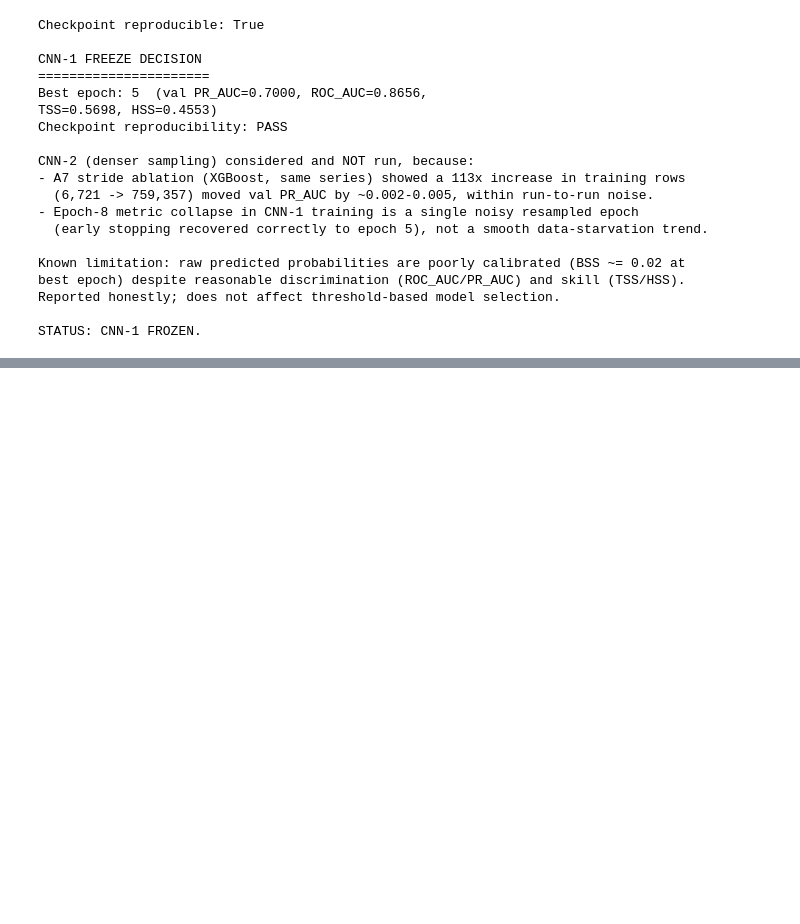
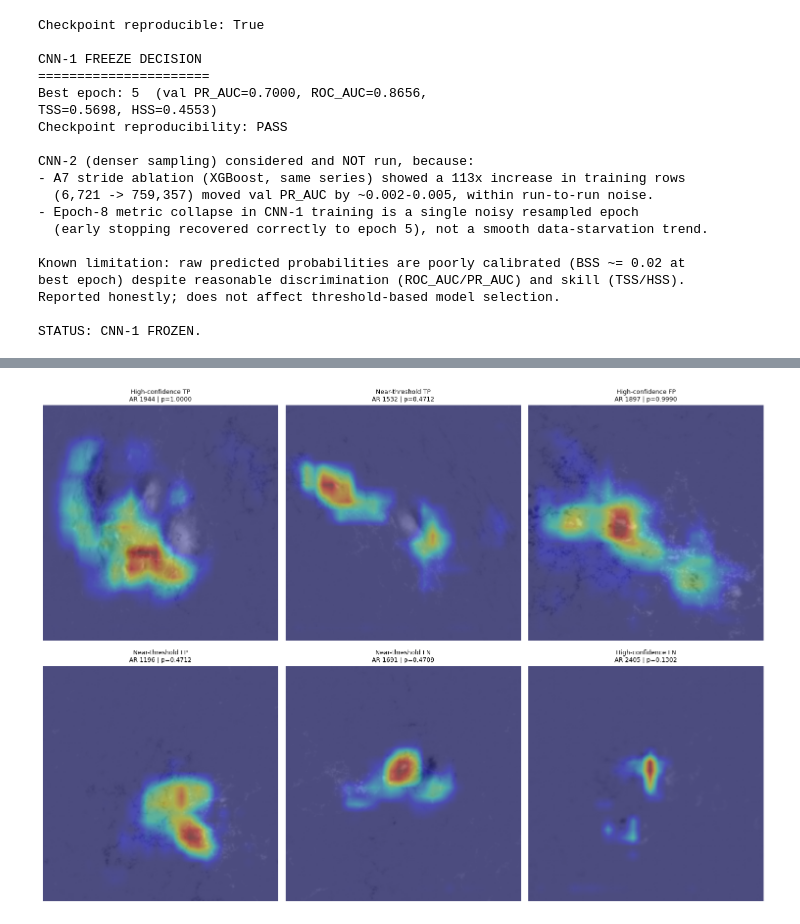
Before and after one commit to EsayasDS/Solar-flare-forecasting, a Jupyter notebook: solar-flare-forecasting.ipynb, the cells around one changed output, grey strips where cells are left out. Saved outputs shown, nothing was run; the diff lists cells and outputs as text; code cells hidden in the pictures; blank space fills up the shorter version.

```diff
--- a/solar-flare-forecasting.ipynb
+++ b/solar-flare-forecasting.ipynb
@@ -2158,0 +4498,82 @@ VERDICT: frozen ImageNet features underperform CNN-1 -> frozen transfer learning
+# %%
+# ERROR-12 (fix) — same as before, but ReLU.inplace is set False on the loaded copy before
+# hooking. This does NOT change the checkpoint or any weights/computation -- inplace only
+# controls memory reuse, not the math -- it just avoids a PyTorch hook/in-place conflict
+# (register_full_backward_hook cannot coexist with an in-place op immediately after the
+# hooked layer's output). gradcam_model is a separate object from final_model; nothing about
+# the frozen final_model used for the locked test evaluation is touched.
+
+gradcam_model = CNN1().to(device)
+gradcam_ckpt = torch.load(CNN1_CFG["checkpoint_path"], map_location=device, weights_only=False)
+gradcam_model.load_state_dict(gradcam_ckpt["model_state"])
+gradcam_model.eval()
+assert gradcam_ckpt["epoch"] == 5, "Grad-CAM checkpoint epoch != 5 -- not using the frozen final model"
+
+for m in gradcam_model.modules():
+    if isinstance(m, nn.ReLU):
+        m.inplace = False
+print("Set inplace=False on all ReLU modules in the Grad-CAM copy (weights unchanged).")
+print(f"Grad-CAM model loaded from {CNN1_CFG['checkpoint_path']}, epoch {gradcam_ckpt['epoch']} (matches frozen final model).")
+
+target_layer = gradcam_model.features[5]   # ReLU after the last conv+BN, before AdaptiveAvgPool2d(1)
+print(f"Target layer: {target_layer}")
+
+class GradCAM:
+    def __init__(self, model, layer):
+        self.model = model
+        self.activations = None
+        self.gradients = None
+        self.h1 = layer.register_forward_hook(self._fwd)
+        self.h2 = layer.register_full_backward_hook(self._bwd)
+
+    def _fwd(self, module, inp, out):
+        self.activations = out
+
+    def _bwd(self, module, grad_in, grad_out):
+        self.gradients = grad_out[0]
+
+    def generate(self, x):
+        self.model.zero_grad()
+        x = x.clone().requires_grad_(True)
+        logit = self.model(x)
+        prob = torch.sigmoid(logit).item()
+        logit.backward()
+        assert self.activations.shape[1:] == (128, 28, 28), f"unexpected activation shape: {self.activations.shape}"
+        weights = self.gradients.mean(dim=(2, 3), keepdim=True)
+        cam = torch.relu((weights * self.activations).sum(dim=1, keepdim=True))
+        cam = torch.nn.functional.interpolate(cam, size=(224, 224), mode="bilinear", align_corners=False)
+        cam = cam.squeeze().detach().cpu().numpy()
+        cam = (cam - cam.min()) / (cam.max() - cam.min() + 1e-8)
+        return cam, prob
+
+    def close(self):
+        self.h1.remove(); self.h2.remove()
+
+gcam = GradCAM(gradcam_model, target_layer)
+
+def load_raw_and_input(ar, filename):
+    with Image.open(IMAGE_ROOT_REAL / ar / filename) as im:
+        raw = np.asarray(im.convert("L"), dtype=np.float32)
+    arr = ((raw / 255.0 - PIXEL_MEAN) / (PIXEL_STD + 1e-8)).astype(np.float32)
+    x = torch.from_numpy(arr).unsqueeze(0).unsqueeze(0).to(device)
+    return raw, x
+
+fig, axes = plt.subplots(2, 3, figsize=(15, 11))
+for ax, (title, row) in zip(axes.flat, examples.items()):
+    raw, x = load_raw_and_input(row["AR"], row["filename"])
+    cam, prob_check = gcam.generate(x)
+    assert abs(prob_check - row["p_flare"]) < 1e-3, \
+        f"{title}: Grad-CAM reload gives p={prob_check:.4f}, but ERROR-11 recorded p_flare={row['p_flare']:.4f} " \
+        f"-- checkpoint mismatch, STOP and investigate before trusting any heatmap"
+    ax.imshow(raw, cmap="gray", vmin=0, vmax=255)
+    ax.imshow(cam, cmap="jet", alpha=0.40)
+    ax.axis("off")
+    ax.set_title(f"{title}\nAR {row['AR']} | p={row['p_flare']:.4f}", fontsize=9)
+
+plt.tight_layout()
+plt.savefig("/kaggle/working/gradcam_examples.png", dpi=150)
+plt.show()
+gcam.close()
+print("\nSaved: /kaggle/working/gradcam_examples.png")
+print("All 6 probability-match assertions passed -- Grad-CAM ran on the exact frozen checkpoint.")
+# %% [output]
@@ -2158,0 +4583 @@ VERDICT: frozen ImageNet features underperform CNN-1 -> frozen transfer learning
+[figure, added]
```
Also changed, not shown: parts of 41 cells of this notebook.
